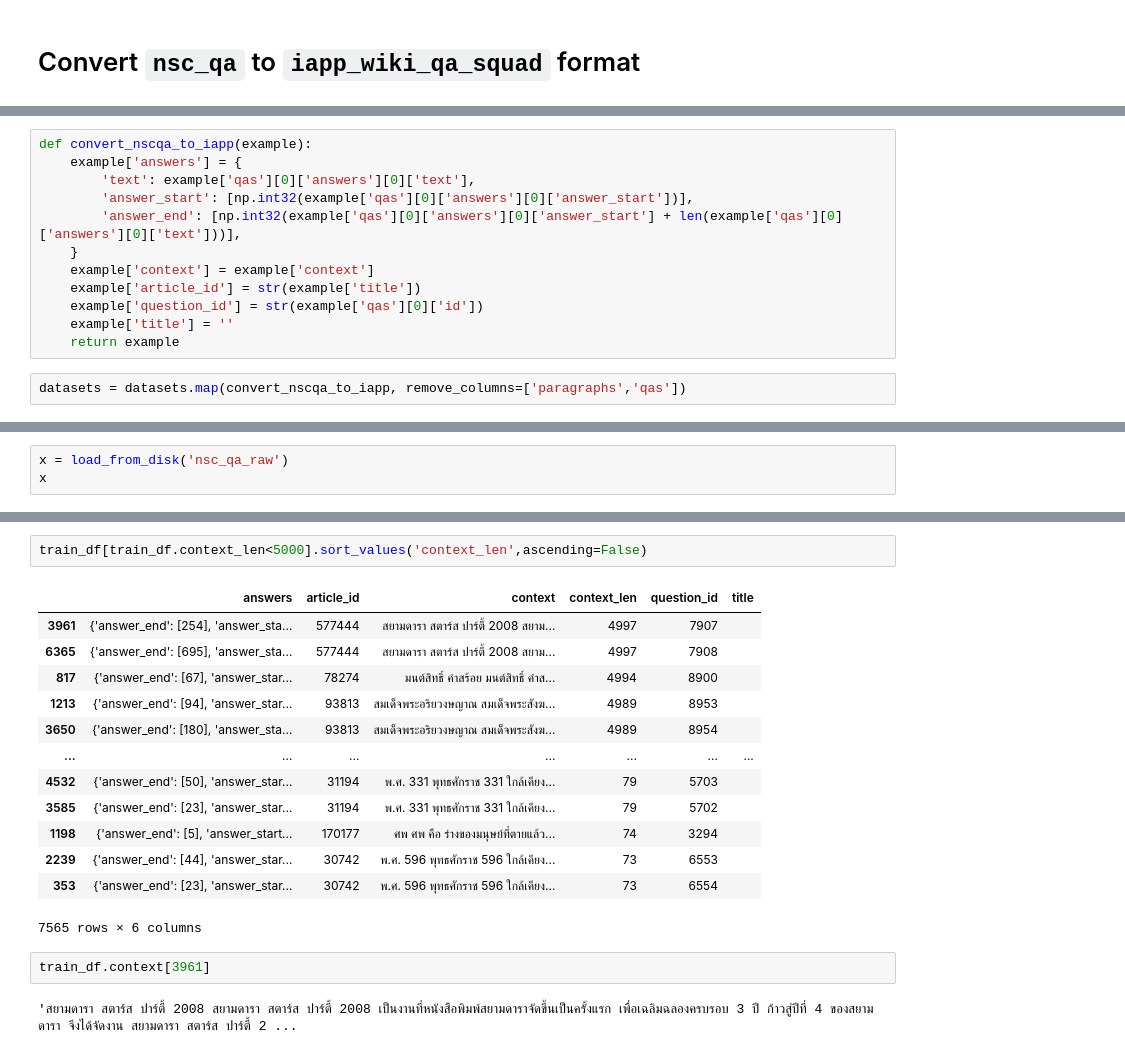
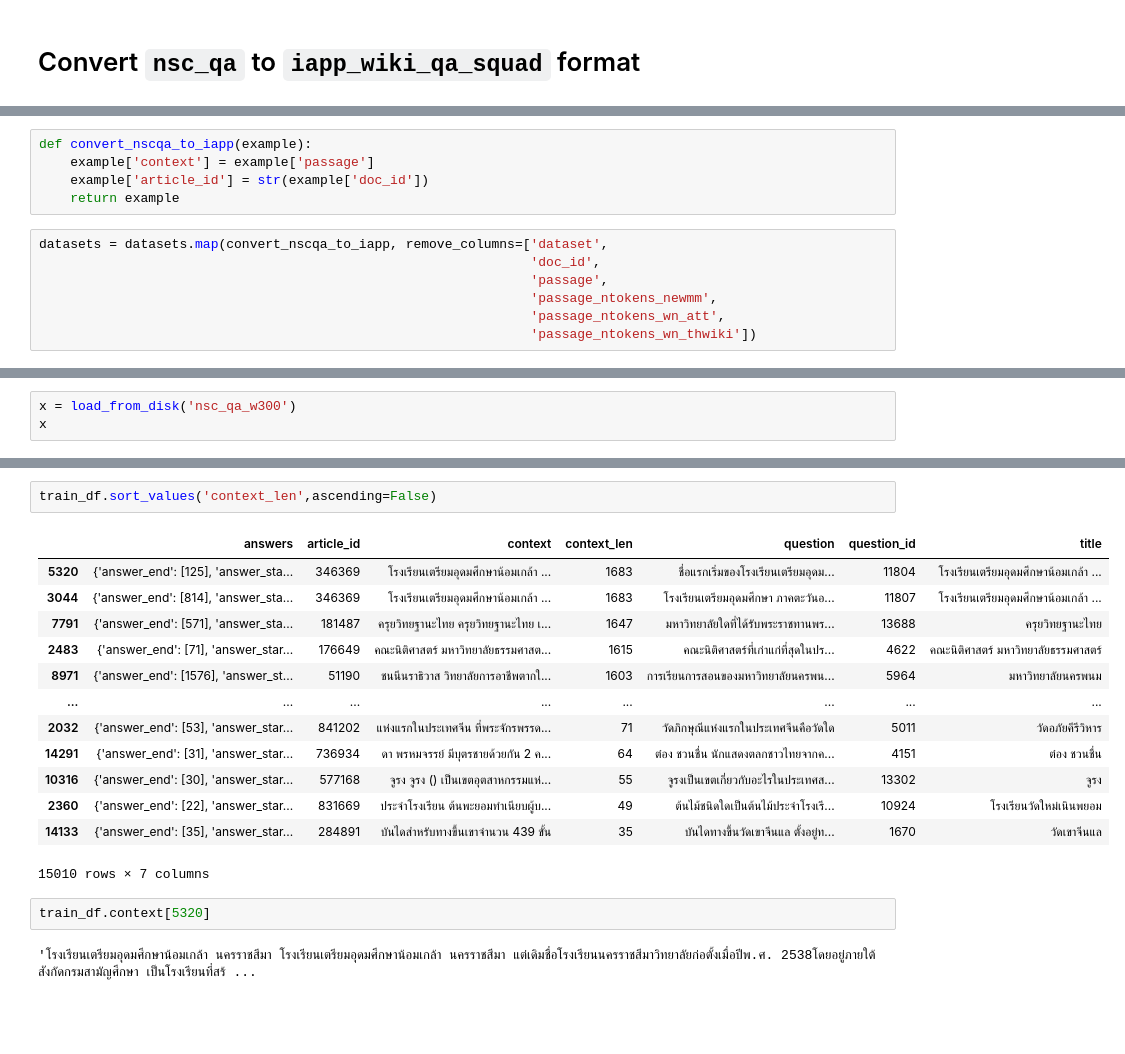
Before and after one commit to vistec-AI/thai2transformers, a Jupyter notebook: notebooks/create_nsc_qa.ipynb, the cells around one changed output, grey strips where cells are left out. Saved outputs shown, nothing was run; the diff lists cells and outputs as text; blank space fills up the shorter version.

```diff
--- a/notebooks/create_nsc_qa.ipynb
+++ b/notebooks/create_nsc_qa.ipynb
@@ -35,14 +58,12 @@ datasets['train'][3]
-# %%
-def convert_nscqa_to_iapp(example):
-    example['answers'] = {
-        'text': example['qas'][0]['answers'][0]['text'],
-        'answer_start': [np.int32(example['qas'][0]['answers'][0]['answer_start'])],
-        'answer_end': [np.int32(example['qas'][0]['answers'][0]['answer_start'] + len(example['qas'][0]['answers'][0]['text']))],
-    }
-    example['context'] = example['context']
-    example['article_id'] = str(example['title'])
-    example['question_id'] = str(example['qas'][0]['id'])
-    example['title'] = ''
-    return example
+# %%
+def convert_nscqa_to_iapp(example):
+    example['context'] = example['passage']
+    example['article_id'] = str(example['doc_id'])
+    return example
 # %%
-datasets = datasets.map(convert_nscqa_to_iapp, remove_columns=['paragraphs','qas'])
+datasets = datasets.map(convert_nscqa_to_iapp, remove_columns=['dataset',
+                                                               'doc_id',
+                                                               'passage',
+                                                               'passage_ntokens_newmm',
+                                                               'passage_ntokens_wn_att',
+                                                               'passage_ntokens_wn_thwiki'])
@@ -71,5 +89,5 @@ datasets.save_to_disk("nsc_qa_raw")
 # %%
-x = load_from_disk('nsc_qa_raw')
+x = load_from_disk('nsc_qa_w300')
 x
 # %% [output]
 DatasetDict({
@@ -106,20 +111,20 @@ train_df[train_df.context_len<20000].context_len.hist(bins=30)
 # %%
-train_df[train_df.context_len<5000].sort_values('context_len',ascending=False)
+train_df.sort_values('context_len',ascending=False)
 # %% [output]
-|  | answers | article_id | context | context_len | question_id | title |
-| 3961 | {'answer_end': [254], 'answer_sta... | 577444 | สยามดารา สตาร์ส ปาร์ตี้ 2008 สยาม... | 4997 | 7907 |  |
-| 6365 | {'answer_end': [695], 'answer_sta... | 577444 | สยามดารา สตาร์ส ปาร์ตี้ 2008 สยาม... | 4997 | 7908 |  |
-| 817 | {'answer_end': [67], 'answer_star... | 78274 | มนต์สิทธิ์ คำสร้อย มนต์สิทธิ์ คำส... | 4994 | 8900 |  |
-| 1213 | {'answer_end': [94], 'answer_star... | 93813 | สมเด็จพระอริยวงษญาณ สมเด็จพระสังฆ... | 4989 | 8953 |  |
-| 3650 | {'answer_end': [180], 'answer_sta... | 93813 | สมเด็จพระอริยวงษญาณ สมเด็จพระสังฆ... | 4989 | 8954 |  |
-| ... | ... | ... | ... | ... | ... | ... |
-| 4532 | {'answer_end': [50], 'answer_star... | 31194 | พ.ศ. 331 พุทธศักราช 331 ใกล้เคียง... | 79 | 5703 |  |
-| 3585 | {'answer_end': [23], 'answer_star... | 31194 | พ.ศ. 331 พุทธศักราช 331 ใกล้เคียง... | 79 | 5702 |  |
-| 1198 | {'answer_end': [5], 'answer_start... | 170177 | ศพ ศพ คือ ร่างของมนุษย์ที่ตายแล้ว... | 74 | 3294 |  |
-| 2239 | {'answer_end': [44], 'answer_star... | 30742 | พ.ศ. 596 พุทธศักราช 596 ใกล้เคียง... | 73 | 6553 |  |
-| 353 | {'answer_end': [23], 'answer_star... | 30742 | พ.ศ. 596 พุทธศักราช 596 ใกล้เคียง... | 73 | 6554 |  |
+|  | answers | article_id | context | context_len | question | question_id | title |
+| 5320 | {'answer_end': [125], 'answer_sta... | 346369 | โรงเรียนเตรียมอุดมศึกษาน้อมเกล้า ... | 1683 | ชื่อแรกเริ่มของโรงเรียนเตรียมอุดม... | 11804 | โรงเรียนเตรียมอุดมศึกษาน้อมเกล้า ... |
+| 3044 | {'answer_end': [814], 'answer_sta... | 346369 | โรงเรียนเตรียมอุดมศึกษาน้อมเกล้า ... | 1683 | โรงเรียนเตรียมอุดมศึกษา ภาคตะวันอ... | 11807 | โรงเรียนเตรียมอุดมศึกษาน้อมเกล้า ... |
+| 7791 | {'answer_end': [571], 'answer_sta... | 181487 | ครุยวิทยฐานะไทย ครุยวิทยฐานะไทย เ... | 1647 | มหาวิทยาลัยใดที่ได้รับพระราชทานพร... | 13688 | ครุยวิทยฐานะไทย |
+| 2483 | {'answer_end': [71], 'answer_star... | 176649 | คณะนิติศาสตร์ มหาวิทยาลัยธรรมศาสต... | 1615 | คณะนิติศาสตร์ที่เก่าแก่ที่สุดในปร... | 4622 | คณะนิติศาสตร์ มหาวิทยาลัยธรรมศาสตร์ |
+| 8971 | {'answer_end': [1576], 'answer_st... | 51190 | ชนนีนราธิวาส วิทยาลัยการอาชีพตากใ... | 1603 | การเรียนการสอนของมหาวิทยาลัยนครพน... | 5964 | มหาวิทยาลัยนครพนม |
+| ... | ... | ... | ... | ... | ... | ... | ... |
+| 2032 | {'answer_end': [53], 'answer_star... | 841202 | แห่งแรกในประเทศจีน ที่พระจักรพรรด... | 71 | วัดภิกษุณีแห่งแรกในประเทศจีนคือวัดใด | 5011 | วัดอภัยคีรีวิหาร |
+| 14291 | {'answer_end': [31], 'answer_star... | 736934 | ดา พรหมจรรย์ มีบุตรชายด้วยกัน 2 ค... | 64 | ต๋อง ชวนชื่น นักแสดงตลกชาวไทยจากค... | 4151 | ต๋อง ชวนชื่น |
+| 10316 | {'answer_end': [30], 'answer_star... | 577168 | จูรง จูรง () เป็นเขตอุตสาหกรรมแห่... | 55 | จูรงเป็นเขตเกี่ยวกับอะไรในประเทศส... | 13302 | จูรง |
+| 2360 | {'answer_end': [22], 'answer_star... | 831669 | ประจำโรงเรียน ต้นพะยอมทำเนียบผู้บ... | 49 | ต้นไม้ชนิดใดเป็นต้นไม้ประจำโรงเรี... | 10924 | โรงเรียนวัดใหม่เนินพยอม |
+| 14133 | {'answer_end': [35], 'answer_star... | 284891 | บันไดสำหรับทางขึ้นเขาจำนวน 439 ขั้น | 35 | บันไดทางขึ้นวัดเขาจีนแล ตั้งอยู่ท... | 1670 | วัดเขาจีนแล |
-7565 rows × 6 columns
+15010 rows × 7 columns
 # %%
-train_df.context[3961]
+train_df.context[5320]
 # %% [output]
-'สยามดารา สตาร์ส ปาร์ตี้ 2008 สยามดารา สตาร์ส ปาร์ตี้ 2008 เป็นงานที่หนังสือพิมพ์สยามดาราจัดขึ้นเป็นครั้งแรก เพื่อเฉลิมฉลองครบรอบ 3 ปี ก้าวสู่ปีที่ 4 ของสยามดารา จึงได้จัดงาน สยามดารา สตาร์ส ปาร์ตี้ 2 ...
+'โรงเรียนเตรียมอุดมศึกษาน้อมเกล้า นครราชสีมา โรงเรียนเตรียมอุดมศึกษาน้อมเกล้า นครราชสีมา แต่เดิมชื่อโรงเรียนนครราชสีมาวิทยาลัยก่อตั้งเมื่อปีพ.ศ. 2538โดยอยู่ภายใต้สังกัดกรมสามัญศึกษา เป็นโรงเรียนที่สร้ ...
```
Also changed, not shown: parts of 12 cells of this notebook.
